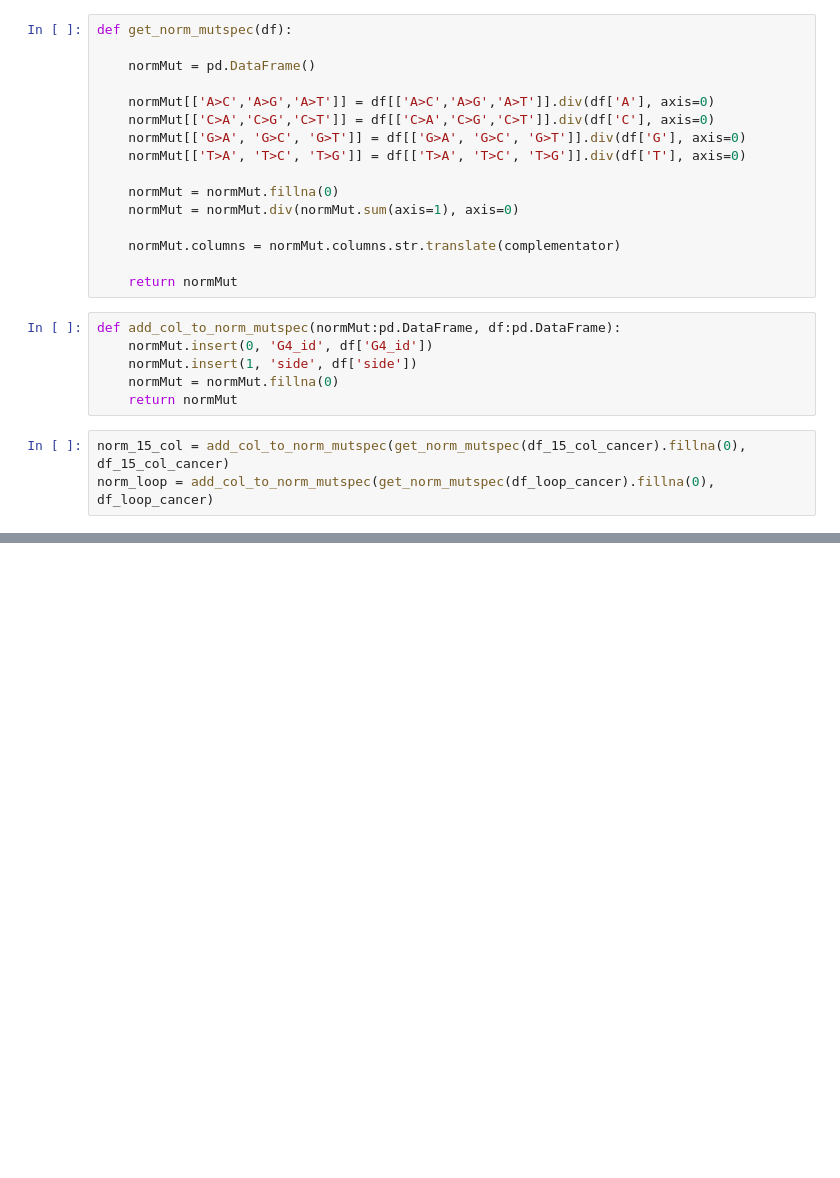
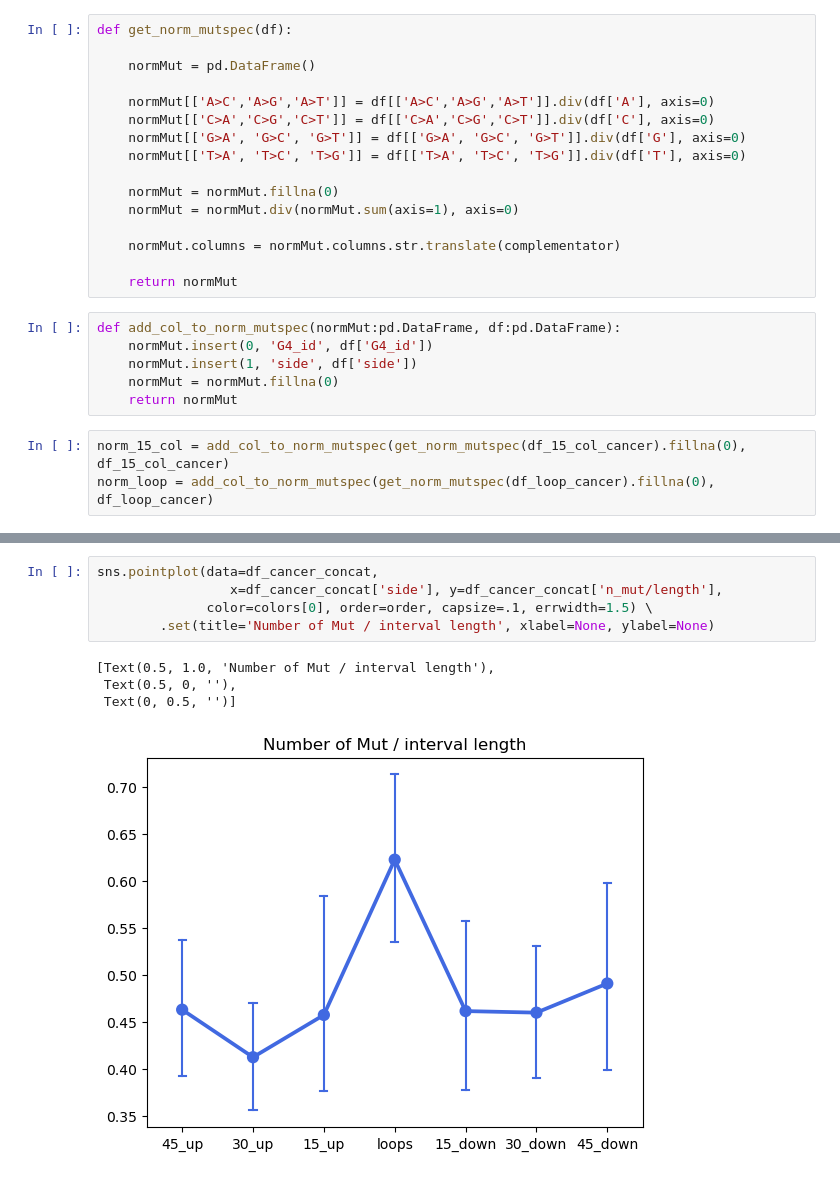
Before and after one commit to mitoclub/G4MutSpec, a Jupyter notebook: notebooks/cancer_analysis_pqs_category.ipynb, the cells around one changed output, grey strips where cells are left out. Saved outputs shown, nothing was run; the diff lists cells and outputs as text; blank space fills up the shorter version.

```diff
--- a/notebooks/cancer_analysis_pqs_category.ipynb
+++ b/notebooks/cancer_analysis_pqs_category.ipynb
@@ -63,0 +169,10 @@ norm_loop = add_col_to_norm_mutspec(get_norm_mutspec(df_loop_cancer).fillna(0),
+# %%
+sns.pointplot(data=df_cancer_concat,
+                 x=df_cancer_concat['side'], y=df_cancer_concat['n_mut/length'],
+              color=colors[0], order=order, capsize=.1, errwidth=1.5) \
+        .set(title='Number of Mut / interval length', xlabel=None, ylabel=None)
+# %% [output]
+[Text(0.5, 1.0, 'Number of Mut / interval length'),
+ Text(0.5, 0, ''),
+ Text(0, 0.5, '')]
+[figure, added]
```
Also changed, not shown: parts of 58 cells of this notebook, 11 other files.
